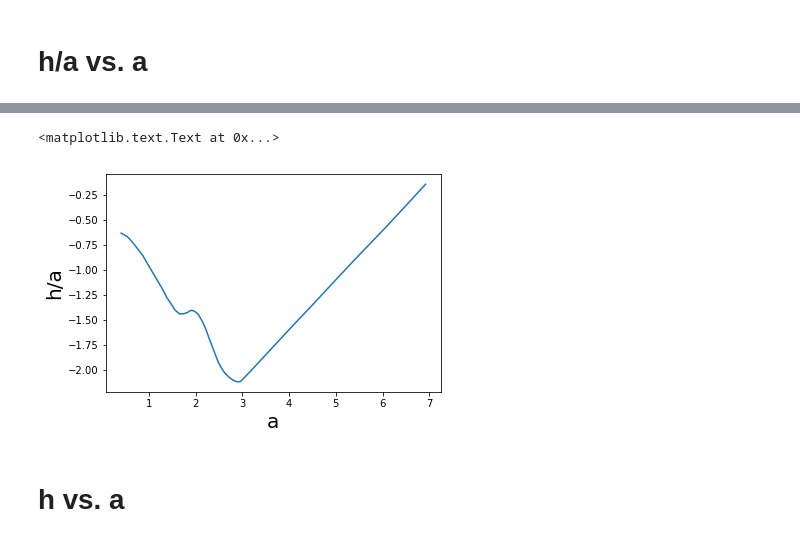
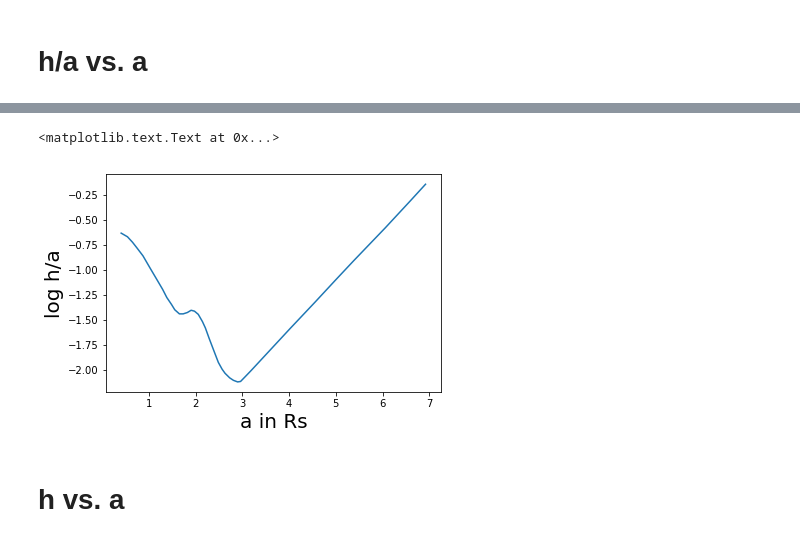
Before and after one commit to gfabj/Summer_Research_Project, a Jupyter notebook: SG_Model.ipynb, the cells around one changed output, grey strips where cells are left out. Cells and saved outputs as stored; diff of their text form; code cells hidden in the pictures.

```diff
--- a/SG_Model.ipynb
+++ b/SG_Model.ipynb
@@ -32,12 +33,12 @@ print text_file1.shape
 # %%
 a = text_file1[:,0]
 ratio = text_file1[:,1]
 plt.plot(a,ratio) # Sets each column as the x and y coordinates, and creates and shows a plot.
-plt.xlabel('a',fontsize=20)
-plt.ylabel('h/a',fontsize=20)
+plt.xlabel('a in Rs',fontsize=20)
+plt.ylabel('log h/a',fontsize=20)
 # %% [output]
 <matplotlib.text.Text at 0x...>
-[figure, old version]
+[figure, new version]
 # %% [markdown]
 # h vs. a
 # %%
```
Also changed, not shown: parts of 19 cells of this notebook.
